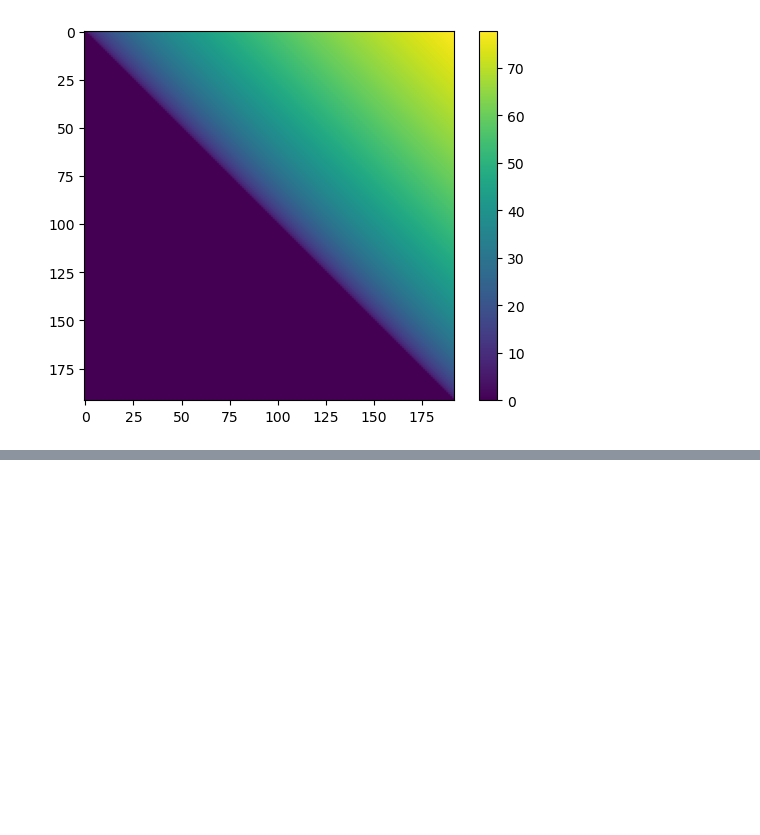
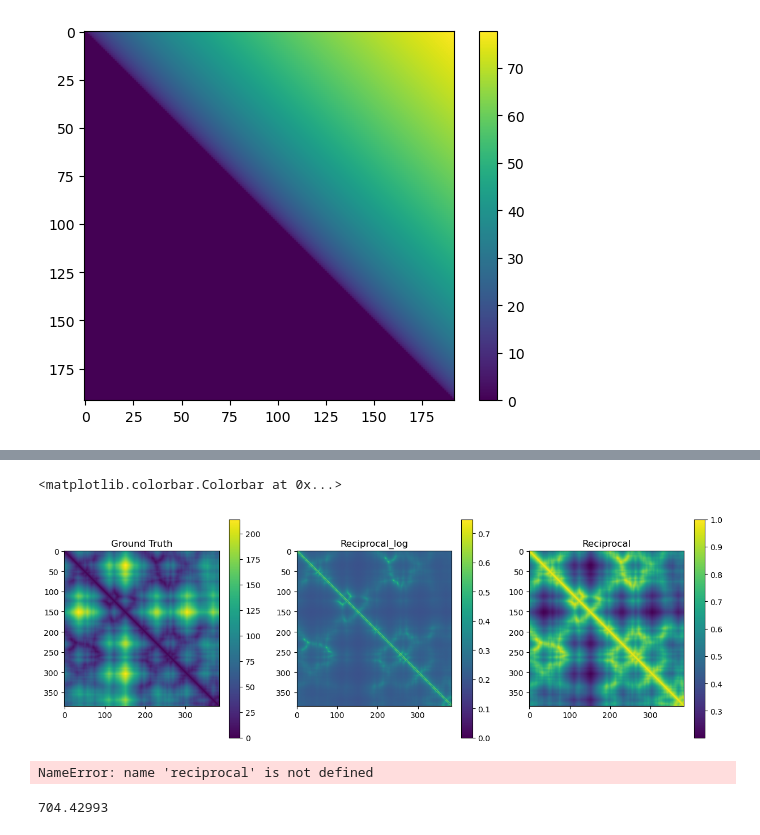
Before and after one commit to idptools/starling, a Jupyter notebook: starling/training/viz_maps.ipynb, the cells around one changed output, grey strips where cells are left out. Cells and saved outputs as stored; diff of their text form; code cells hidden in the pictures; blank space fills up the shorter version.

```diff
--- a/starling/training/viz_maps.ipynb
+++ b/starling/training/viz_maps.ipynb
@@ -372,0 +494,52 @@ plt.colorbar()
+# %%
+data = np.loadtxt(training_data[30])
+# %%
+import matplotlib.pyplot as plt
+
+def reciprocal_log(x):
+    y = 1/(np.log(x))
+    y[y == 0] = 0
+    return y
+
+def log(x):
+    y = np.log(x)
+    y[np.isinf(y)] = 0
+    return y
+
+def reciprocal(x):
+    y = 1/x
+    y[np.isinf(y)] = 0
+    return y
+
+def negative_exp(x):
+    y = np.exp(-x/134)
+    # y[np.isinf(y)] = 0
+    return y
+
+example = 0
+
+# Create a figure with two subplots
+fig, axes = plt.subplots(1, 3, figsize=(15, 5))
+
+# Plot data1 in the first subplot
+gt = axes[0].imshow(data, cmap='viridis')
+axes[0].set_title('Ground Truth')
+fig.colorbar(gt, ax=axes[0])
+
+# Plot data1 in the first subplot
+gt = axes[1].imshow(reciprocal_log(data), cmap='viridis')
+axes[1].set_title('Reciprocal_log')
+plt.colorbar(gt, ax=axes[1])
+
+
+# Plot data1 in the first subplot
+gt = axes[2].imshow(negative_exp(data), cmap='viridis')
+axes[2].set_title('Reciprocal')
+plt.colorbar(gt, ax=axes[2])
+# %% [output]
+<matplotlib.colorbar.Colorbar at 0x...>
+[figure, added]
+# %%
+reciprocal(data)[0]
+# %% [output]
+NameError: name 'reciprocal' is not defined
@@ -372,0 +554,4 @@ plt.colorbar()
+# %%
+distance_90th_percentile
+# %% [output]
+704.42993
```
Also changed, not shown: parts of 36 cells of this notebook, 1 other file.
